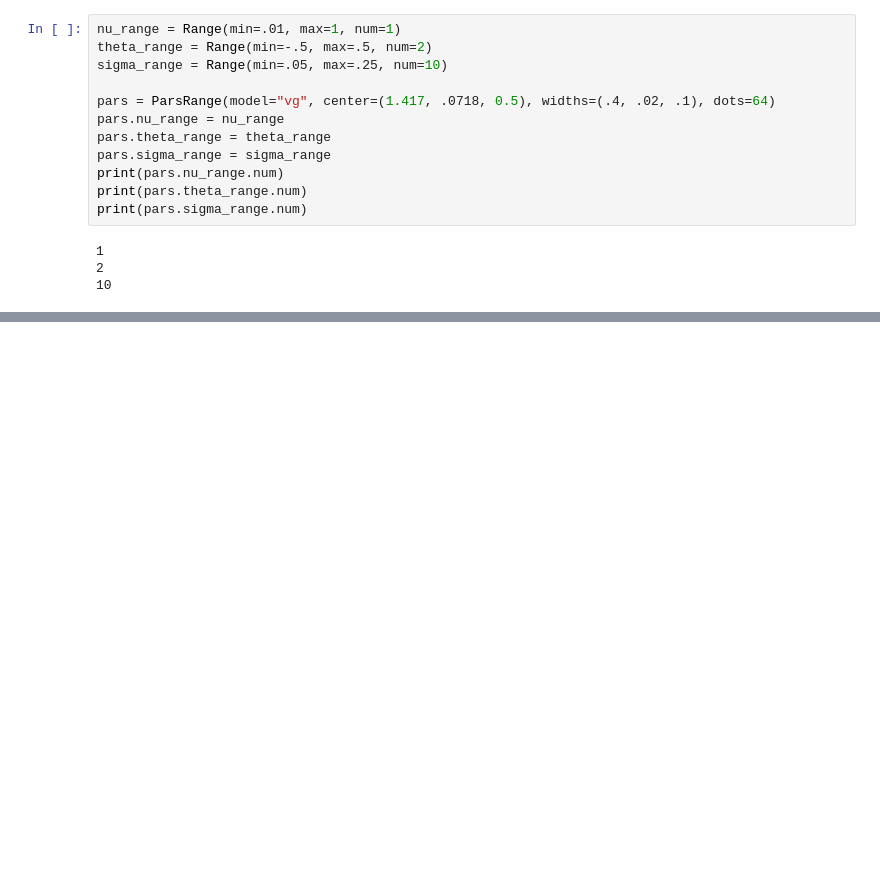
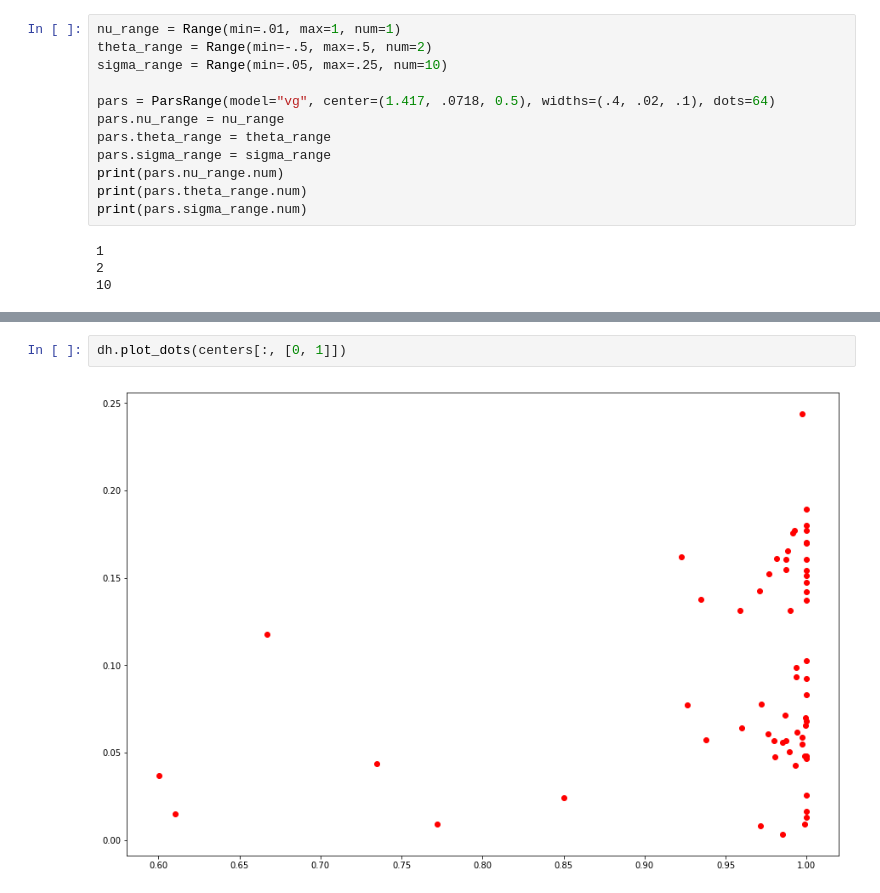
Before and after one commit to shvimas/diploma, a Jupyter notebook: src/vg.ipynb, the cells around one changed output, grey strips where cells are left out. Drawn from its saved outputs; the diff is of its cells as text; blank space fills up the shorter version.

```diff
--- a/src/vg.ipynb
+++ b/src/vg.ipynb
@@ -68,0 +186,4 @@ robust_mean_ratio(vg.price_vg(pars=(0.617978709269, 0.209866849981, 0.2807127203
+# %%
+dh.plot_dots(centers[:, [0, 1]])
+# %% [output]
+[figure, added]
```
Also changed, not shown: parts of 26 cells of this notebook, 9 other files.
